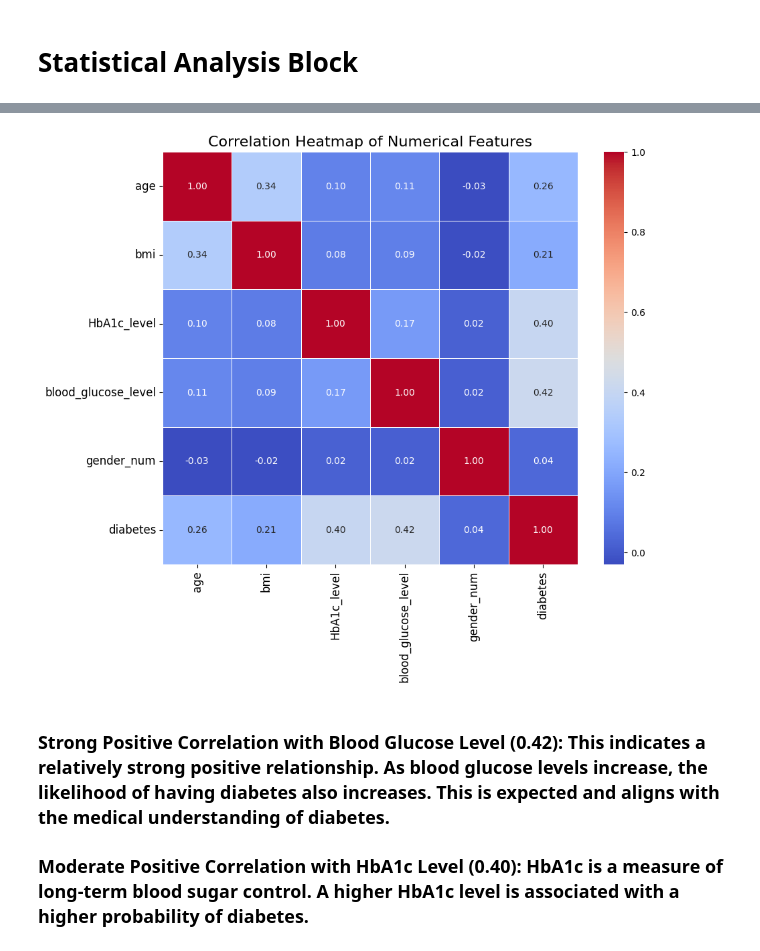
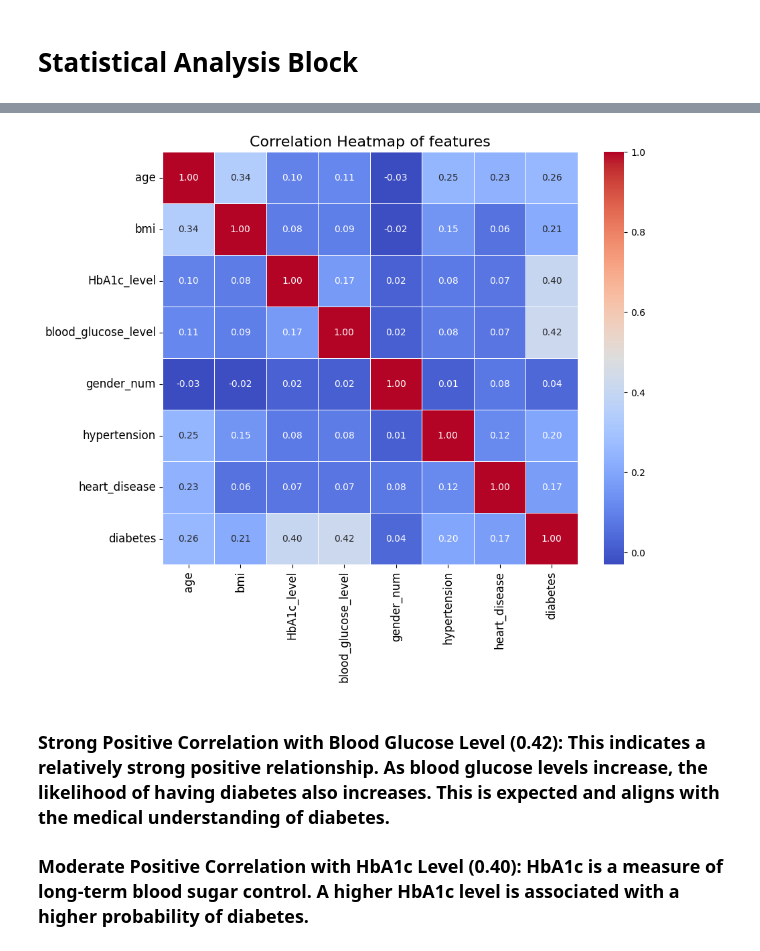
Before and after one commit to piyus22/SUGAR, a Jupyter notebook: diabetes_analysis.ipynb, the cells around one changed output, grey strips where cells are left out. Drawn from its saved outputs; the diff is of its cells as text; code cells hidden in the pictures.

```diff
--- a/diabetes_analysis.ipynb
+++ b/diabetes_analysis.ipynb
@@ -409,21 +421,20 @@ Mean blood glucose level for women: 137.47
 # %%
 # Correlation plot - Heat map
 
-# Create a new column 'gender_num' with numerical values
 diabetes_ip_file['gender_num'] = diabetes_ip_file['gender'].map({'Female': 0, 'Male': 1})
 
 # Include 'gender_num' in the list of numerical features
-numerical_features = ['age', 'bmi', 'HbA1c_level', 'blood_glucose_level','gender_num', 'diabetes']
+numerical_features = ['age', 'bmi', 'HbA1c_level', 'blood_glucose_level','gender_num','hypertension','heart_disease' ,'diabetes']
 correlation_matrix = diabetes_ip_file[numerical_features].corr()
 
 plt.figure(figsize=(10, 8))  # Adjust figure size to accommodate the new column
 sns.heatmap(correlation_matrix, annot=True, cmap='coolwarm', linewidths=0.5, fmt=".2f")
-plt.title('Correlation Heatmap of Numerical Features', fontsize=16)
+plt.title('Correlation Heatmap of features', fontsize=16)
 plt.xticks(fontsize=12)
 plt.yticks(fontsize=12)
 plt.show()
 # %% [output]
-[figure, old version]
+[figure, new version]
 # %% [markdown]
 ### Strong Positive Correlation with Blood Glucose Level (0.42): This indicates a relatively strong positive relationship. As blood glucose levels increase, the likelihood of having diabetes also increases. This is expected and aligns with the medical understanding of diabetes.
 
```
Also changed, not shown: parts of 13 cells of this notebook, 2 other files.
